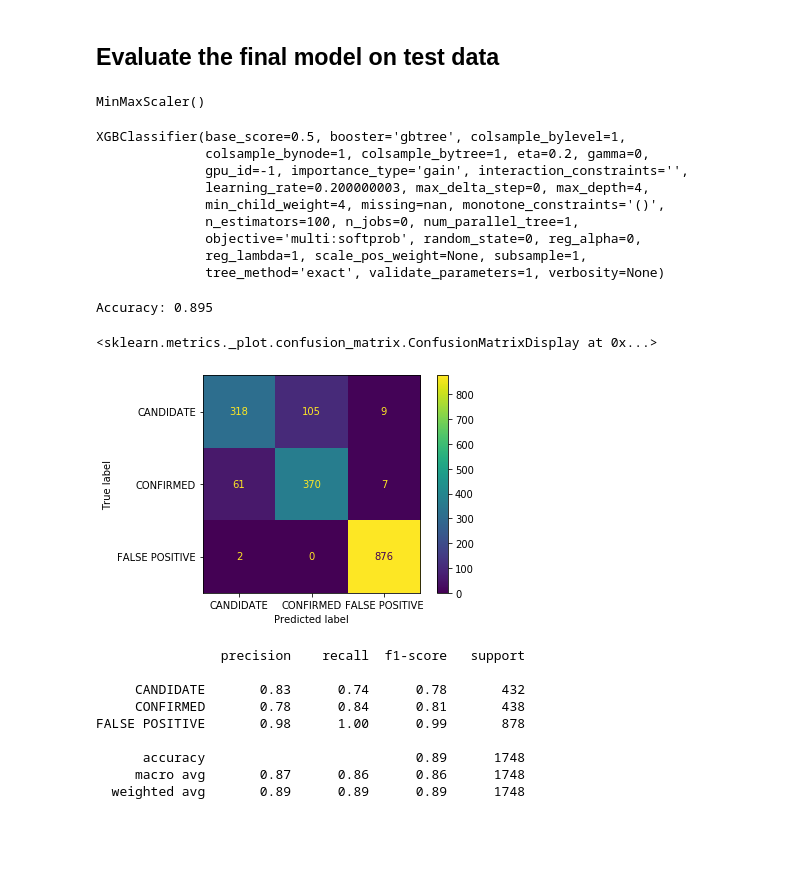
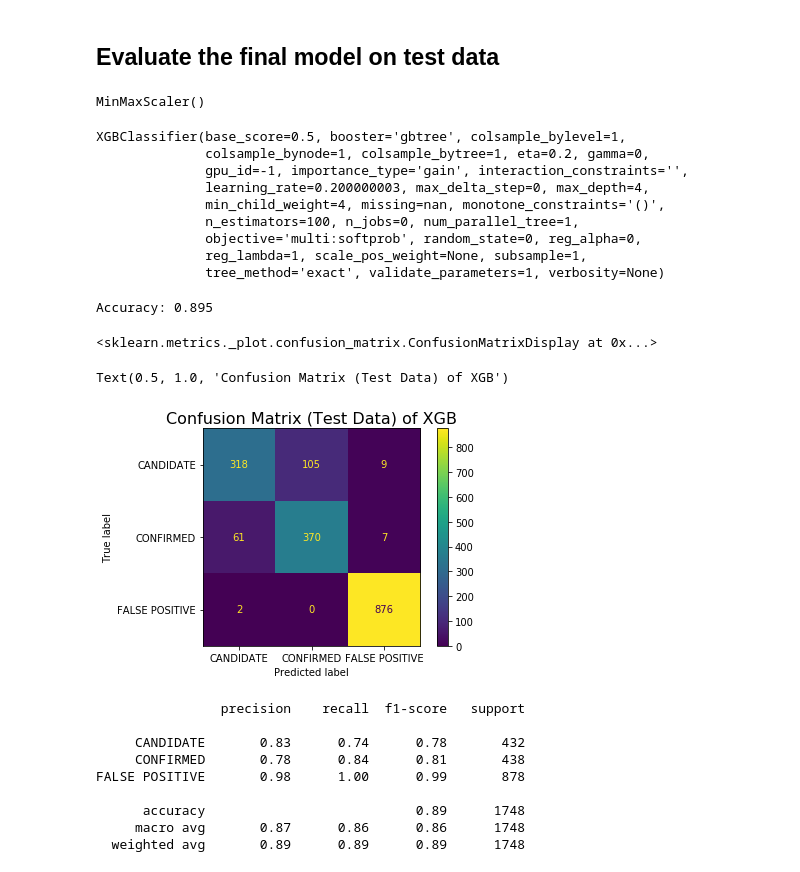
Before and after one commit to bnarath/find_Exoplanet, a Jupyter notebook: Code/Model2_XGB.ipynb, the cells around one changed output. Saved outputs shown, nothing was run; the diff lists cells and outputs as text; code cells hidden in the pictures; blank space fills up the shorter version.

```diff
--- a/Code/Model2_XGB.ipynb
+++ b/Code/Model2_XGB.ipynb
@@ -326,36 +326,41 @@ gcv.best_score_
 scaler = MinMaxScaler()
 scaler.fit(X_train)
 X_train_scaled = scaler.transform(X_train)
 
 model = XGBClassifier(objective='multi:softmax', eta = 0.2, min_child_weight = 4, max_depth=4)
 model.fit(X_train_scaled, y_train)
 
 #On test
 X_test_scaled = scaler.transform(X_test)
 y_pred = model.predict(X_test_scaled)
 
 #Final test accuracy
 print('Accuracy: %.3f' % model.score(X_test_scaled, y_test))
 
+fig, ax = plt.subplots(1,1)
 plot_confusion_matrix(model,
              X_test_scaled,
              y_test,
-             values_format='d'
-            )
+             values_format='d',
+             ax=ax)
+
+ax.set_title("Confusion Matrix (Test Data) of XGB", fontsize=16)
+plt.savefig("../Images/xgb_cn.png")
 # %% [output]
 MinMaxScaler()
 XGBClassifier(base_score=0.5, booster='gbtree', colsample_bylevel=1,
               colsample_bynode=1, colsample_bytree=1, eta=0.2, gamma=0,
               gpu_id=-1, importance_type='gain', interaction_constraints='',
               learning_rate=0.200000003, max_delta_step=0, max_depth=4,
               min_child_weight=4, missing=nan, monotone_constraints='()',
               n_estimators=100, n_jobs=0, num_parallel_tree=1,
               objective='multi:softprob', random_state=0, reg_alpha=0,
               reg_lambda=1, scale_pos_weight=None, subsample=1,
               tree_method='exact', validate_parameters=1, verbosity=None)
 Accuracy: 0.895
 <sklearn.metrics._plot.confusion_matrix.ConfusionMatrixDisplay at 0x...>
+Text(0.5, 1.0, 'Confusion Matrix (Test Data) of XGB')
-[figure, old version]
+[figure, new version]
 # %%
 from sklearn.metrics import classification_report
 print(classification_report(y_test, y_pred))
```
Also changed, not shown: 3 other files.
